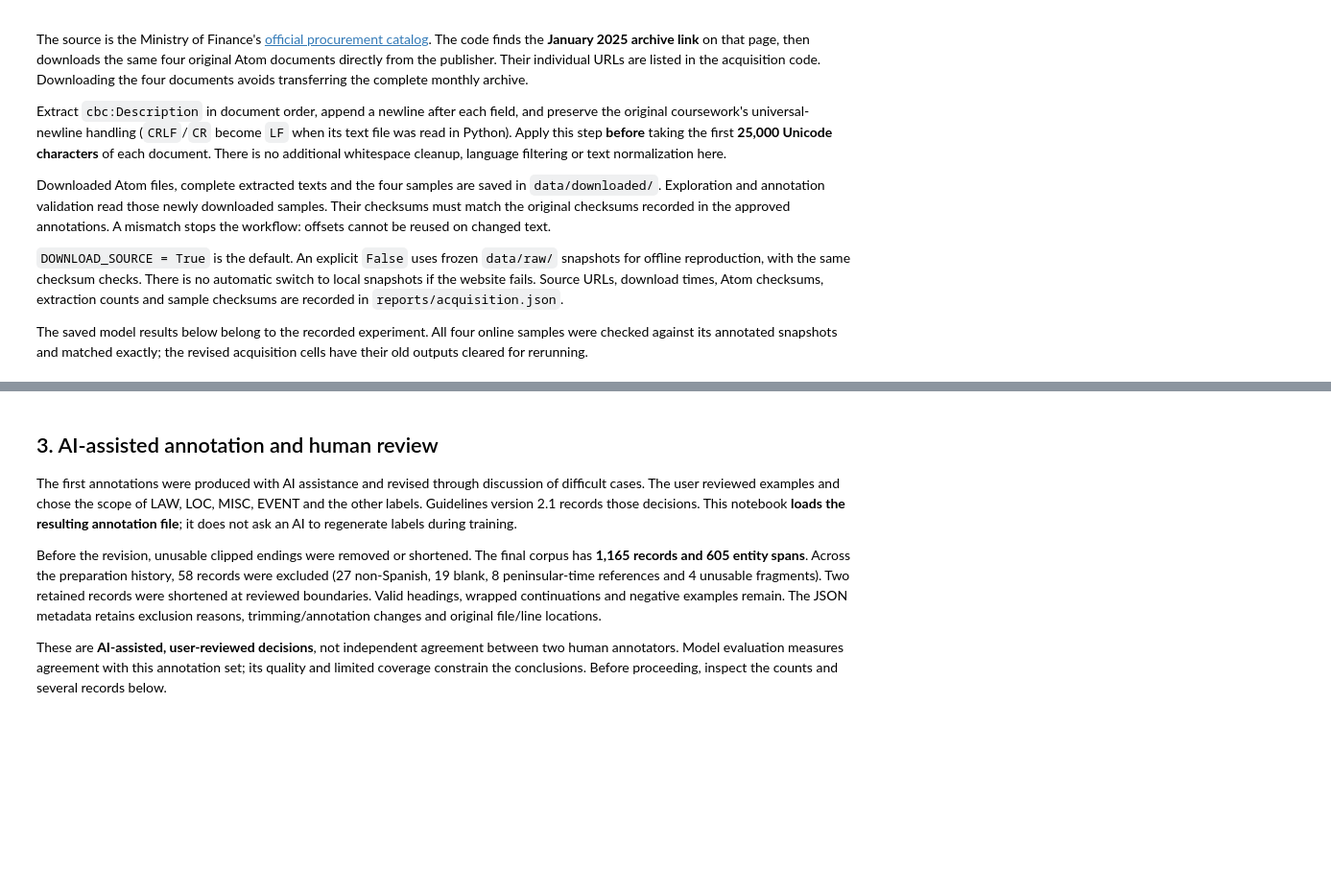
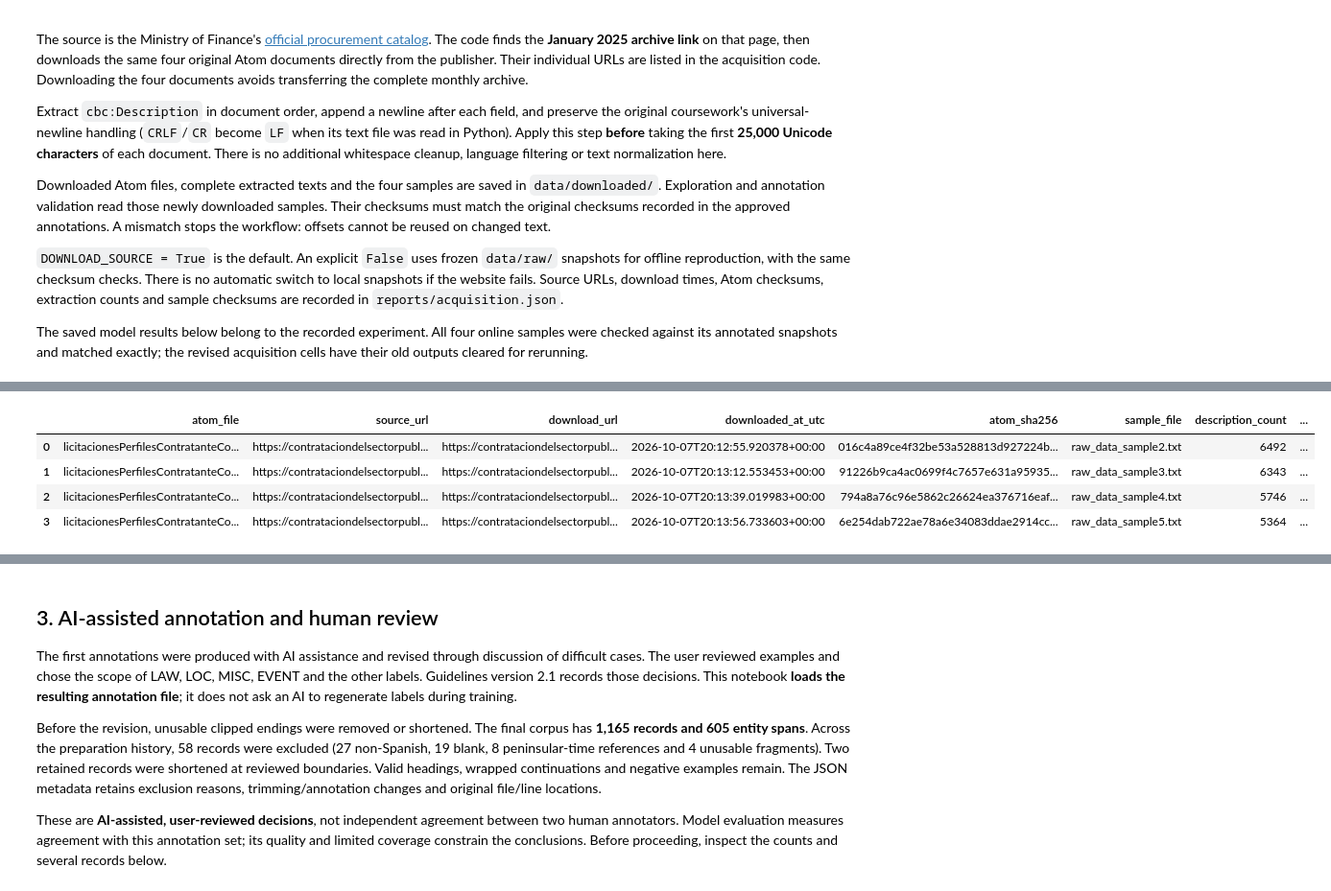
Before and after one commit to Valenlingo/ANER-spanish-procurement, a Jupyter notebook: ANER_Colab.ipynb, the cells around one changed output, grey strips where cells are left out. Shown at 96% size. Cells and saved outputs as stored; diff of their text form; code cells hidden in the pictures; blank space fills up the shorter version.

```diff
--- a/ANER_Colab.ipynb
+++ b/ANER_Colab.ipynb
@@ -298,9 +264,8 @@ def download_original_samples():
                      'download_url': final_url, 'downloaded_at_utc': utc_now(),
                      'atom_sha256': sha256(atom_path), 'sample_file': sample_name,
                      'description_count': description_count, 'full_characters': len(text),
-                     'sample_characters': SAMPLE_CHARACTERS, 'sample_sha256': sha256(sample_path),
-                     'expected_sample_sha256': EXPECTED_SAMPLE_SHA256[sample_name],
-                     'matches_annotated_snapshot': sha256(sample_path) == EXPECTED_SAMPLE_SHA256[sample_name]})
+                     'sample_characters': SAMPLE_CHARACTERS,
+                     'sample_sha256': sha256(sample_path)})
     report = {'mode': 'web_download_original_atom_documents', 'retrieved_at_utc': utc_now(),
               'new_web_download_performed': True, 'catalog_url': catalog_url,
               'archive_reference_url': archive_url, 'input_directory': str(WEB_RAW_DIR),
@@ -308,8 +273,6 @@ def download_original_samples():
               'newline_handling': 'CRLF/CR to LF, reproducing original Python text-file read before sampling',
               'documents': rows}
     save_json(REPORT_DIR / 'acquisition.json', report)
-    if not all(row['matches_annotated_snapshot'] for row in rows):
-        raise ValueError('Downloaded text differs from the annotated snapshots. Review and annotate it separately.')
     return report
 
 if DOWNLOAD_SOURCE:
@@ -322,11 +285,15 @@ else:
         path = SOURCE_DIR / sample
         if not path.is_file():
             raise FileNotFoundError('Offline mode needs frozen data/raw/ snapshots; set DOWNLOAD_SOURCE = True to gather them online.')
-        assert sha256(path) == EXPECTED_SAMPLE_SHA256[sample], 'Frozen sample differs from the approved source.'
-        rows.append({'atom_file': atom, 'source_url': url, 'sample_file': sample,
-                     'sample_sha256': sha256(path), 'matches_annotated_snapshot': True})
+        rows.append({
+        'atom_file': atom,
+        'source_url': url,
+        'sample_file': sample,
+        'sample_sha256': sha256(path),
+         })
     acquisition_report = {'mode': 'explicit_offline_snapshots', 'recorded_at_utc': utc_now(),
                           'new_web_download_performed': False, 'input_directory': str(SOURCE_DIR),
                           'documents': rows}
     save_json(REPORT_DIR / 'acquisition.json', acquisition_report)
 display(pd.DataFrame(acquisition_report['documents']))
+# %% [output]
@@ -333,3 +304,8 @@ display(pd.DataFrame(acquisition_report['documents']))
+|  | atom_file | source_url | download_url | downloaded_at_utc | atom_sha256 | sample_file | description_count | ... |
+| 0 | licitacionesPerfilesContratanteCo... | https://contrataciondelsectorpubl... | https://contrataciondelsectorpubl... | 2026-10-07T20:12:55.920378+00:00 | 016c4a89ce4f32be53a528813d927224b... | raw_data_sample2.txt | 6492 | ... |
+| 1 | licitacionesPerfilesContratanteCo... | https://contrataciondelsectorpubl... | https://contrataciondelsectorpubl... | 2026-10-07T20:13:12.553453+00:00 | 91226b9ca4ac0699f4c7657e631a95935... | raw_data_sample3.txt | 6343 | ... |
+| 2 | licitacionesPerfilesContratanteCo... | https://contrataciondelsectorpubl... | https://contrataciondelsectorpubl... | 2026-10-07T20:13:39.019983+00:00 | 794a8a76c96e5862c26624ea376716eaf... | raw_data_sample4.txt | 5746 | ... |
+| 3 | licitacionesPerfilesContratanteCo... | https://contrataciondelsectorpubl... | https://contrataciondelsectorpubl... | 2026-10-07T20:13:56.733603+00:00 | 6e254dab722ae78a6e34083ddae2914cc... | raw_data_sample5.txt | 5364 | ... |
 # %%
 # Explore all four 25,000-character samples; counts are characters and tokens separately.
 exploration_nlp = spacy.blank('es')
```
Also changed, not shown: parts of 6 cells of this notebook, 1 other file.
